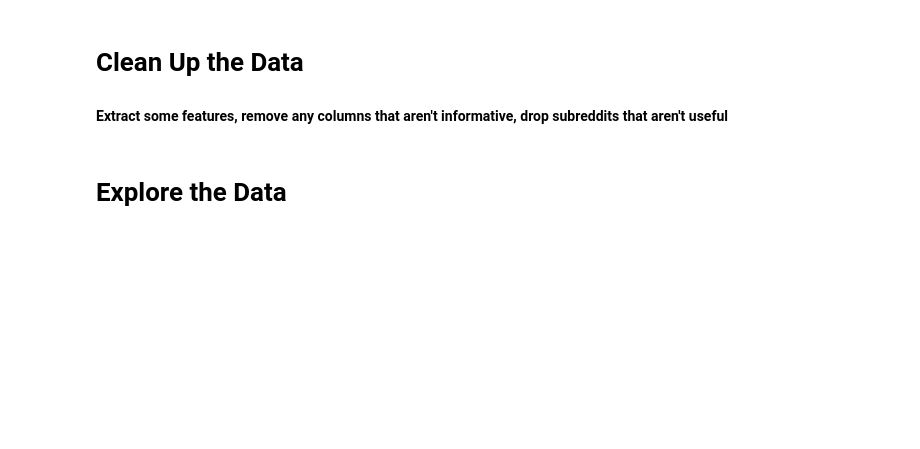
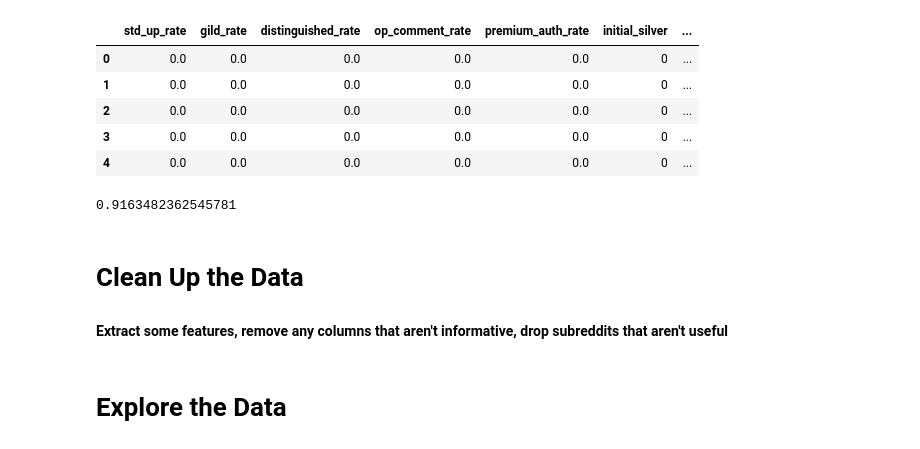
Before and after one commit to DillonNMorse/Reddit_Award_Predictor, a Jupyter notebook: train_model/EDA.ipynb, the cells around one changed output. Drawn from its saved outputs; the diff is of its cells as text; code cells hidden in the pictures; blank space fills up the shorter version.

```diff
--- a/train_model/EDA.ipynb
+++ b/train_model/EDA.ipynb
@@ -28,3 +30,16 @@ Block 35 of 37 completed.
+# %%
+df_orig.iloc[:5,19:]
+# %% [output]
+|  | std_up_rate | gild_rate | distinguished_rate | op_comment_rate | premium_auth_rate | initial_silver | ... |
+| 0 | 0.0 | 0.0 | 0.0 | 0.0 | 0.0 | 0 | ... |
+| 1 | 0.0 | 0.0 | 0.0 | 0.0 | 0.0 | 0 | ... |
+| 2 | 0.0 | 0.0 | 0.0 | 0.0 | 0.0 | 0 | ... |
+| 3 | 0.0 | 0.0 | 0.0 | 0.0 | 0.0 | 0 | ... |
+| 4 | 0.0 | 0.0 | 0.0 | 0.0 | 0.0 | 0 | ... |
+# %%
+(df_orig['content_categories'] == 'None').sum()/df_orig.shape[0]
+# %% [output]
+0.9163482362545781
 # %% [markdown]
 # Clean Up the Data
 #### Extract some features, remove any columns that aren't informative, drop subreddits that aren't useful
```
Also changed, not shown: parts of 26 cells of this notebook, 4 other files.
